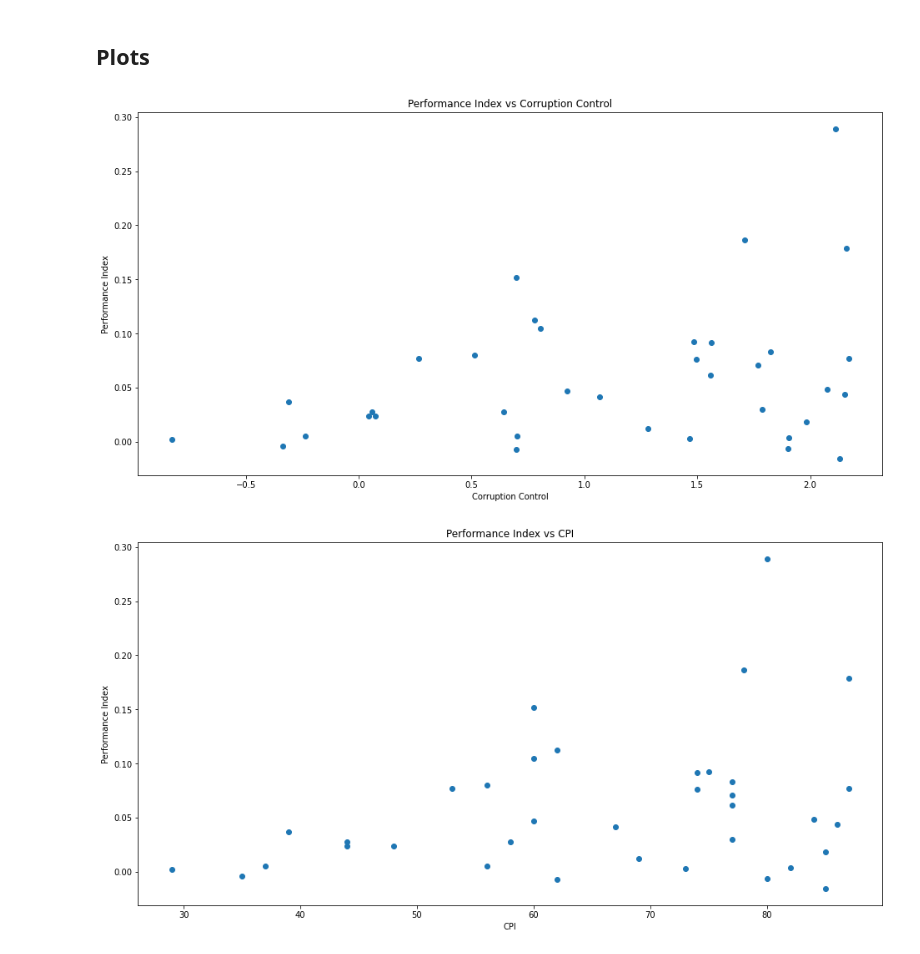
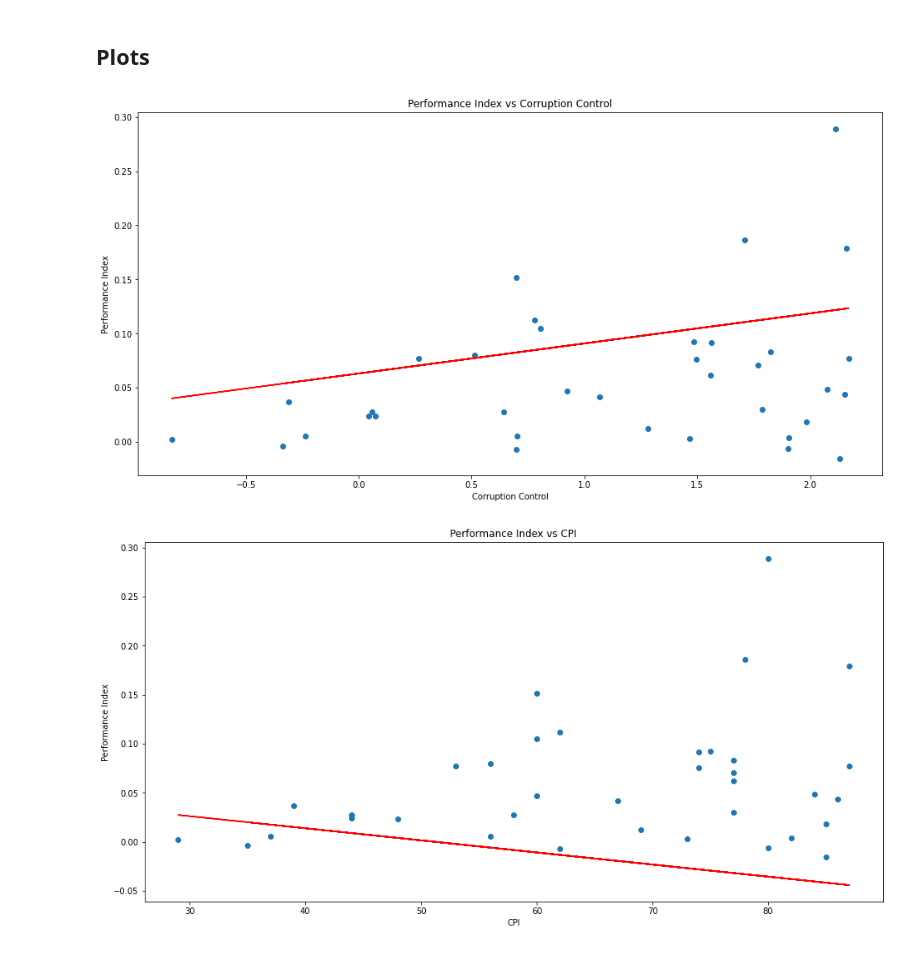
Before and after one commit to francmos/politics-in-covid, a Jupyter notebook: analysis.ipynb, the cells around one changed output. Saved outputs shown, nothing was run; the diff lists cells and outputs as text; code cells hidden in the pictures.

Commit message:
add linear models

```diff
--- a/analysis.ipynb
+++ b/analysis.ipynb
@@ -56,9 +57,15 @@ Performing multiple regression using **performance index** as the dependent vari
 # %%
 Y = dataset_wave1['performance_index'].values
 
+model = LinearRegression().fit(X, Y)
+
+coeff = model.coef_
+intercept = model.intercept_
 X2 = sm.add_constant(X)
+
 est = sm.OLS(Y, X2)
 est2 = est.fit()
+
 print(est2.summary(
     xname=['Const'] + X_names,
     yname='Performance index'
@@ -84,18 +91,21 @@ strong multicollinearity or other numerical problems.
 # %% [markdown]
 ## Plots
 # %%
-def create_plot(x, y, x_label, y_label, title):
+def create_plot(x, y, x_label, y_label, title, coeff, intercept):
     plt.figure(figsize=(16, 8))
     plt.title(title)
     plt.scatter(x, y)
+
+    plt.plot(x, coeff * x + intercept, color='red')
+
     plt.xlabel(x_label)
     plt.ylabel(y_label)
     plt.show()
 
 i = 0
 for x_variable in X.T:
-    create_plot(x_variable, Y, X_names[i], 'Performance Index', 'Performance Index vs ' + X_names[i])
+    create_plot(x_variable, Y, X_names[i], 'Performance Index', 'Performance Index vs ' + X_names[i], coeff[i], intercept)
     i += 1
 # %% [output]
-[figure, old version]
+[figure, new version]
-[figure, old version]
+[figure, new version]
```
Also changed, not shown: parts of 3 cells of this notebook.
